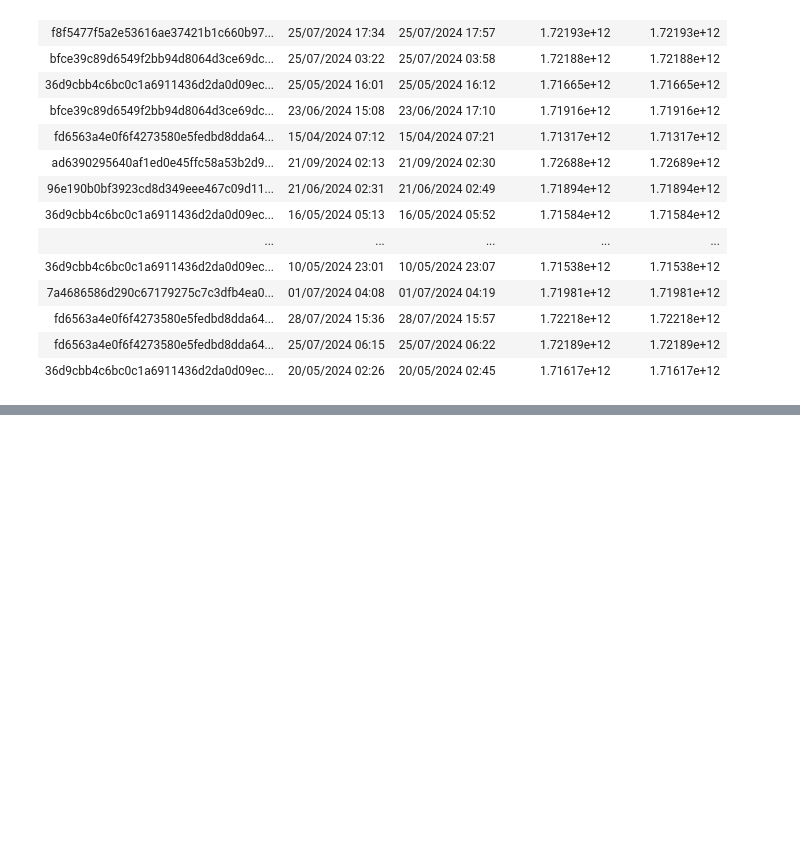
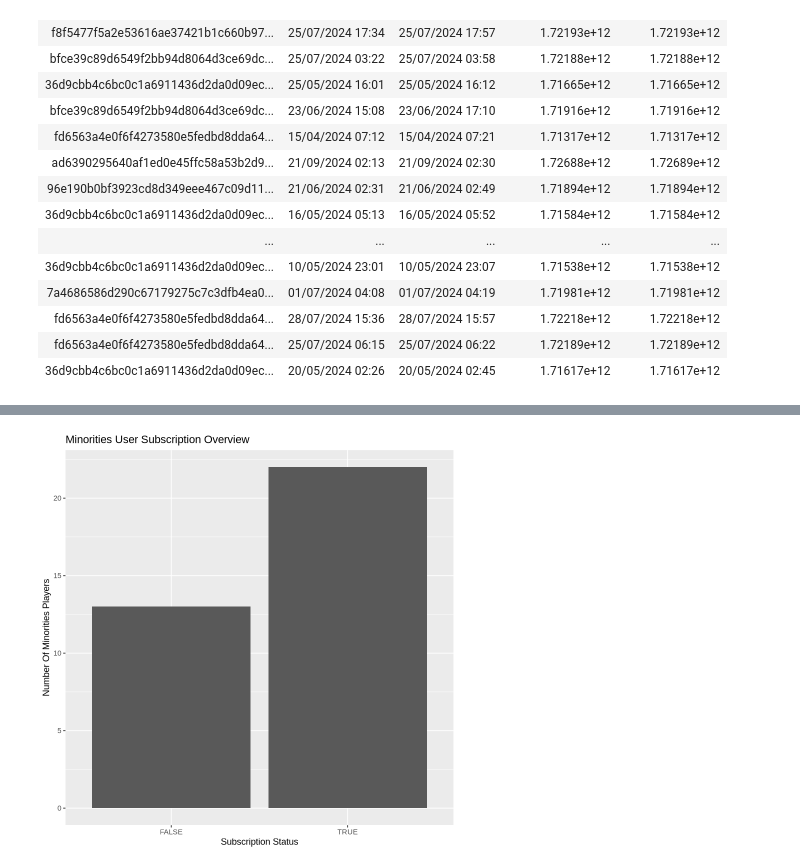
Before and after one commit to 90419359/data-science-project, a Jupyter notebook: junxiaolu 90419359 data science 100 project.ipynb, the cells around one changed output, grey strips where cells are left out. Cells and saved outputs as stored; diff of their text form; code cells hidden in the pictures; blank space fills up the shorter version.

```diff
--- a/junxiaolu 90419359 data science 100 project.ipynb
+++ b/junxiaolu 90419359 data science 100 project.ipynb
@@ -140,0 +188,9 @@ A tibble: 7 × 2
+# %%
+gender_subscribe_gender_minorities_bar <-  gender_subscribe |>
+     filter(gender_simple == "Other") |>
+     ggplot(aes(x=subscribe,y=count)) +
+     geom_bar(stat="identity")+
+     labs(x="Subscription Status",y="Number Of Minorities Players",title="Minorities User Subscription Overview")
+gender_subscribe_gender_minorities_bar
+# %% [output]
+[figure, added]
```
Also changed, not shown: parts of 15 cells of this notebook.
